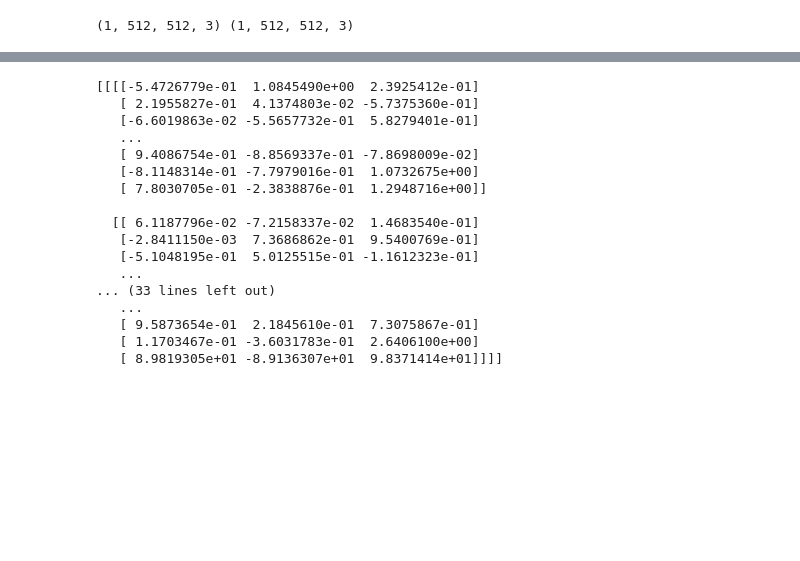
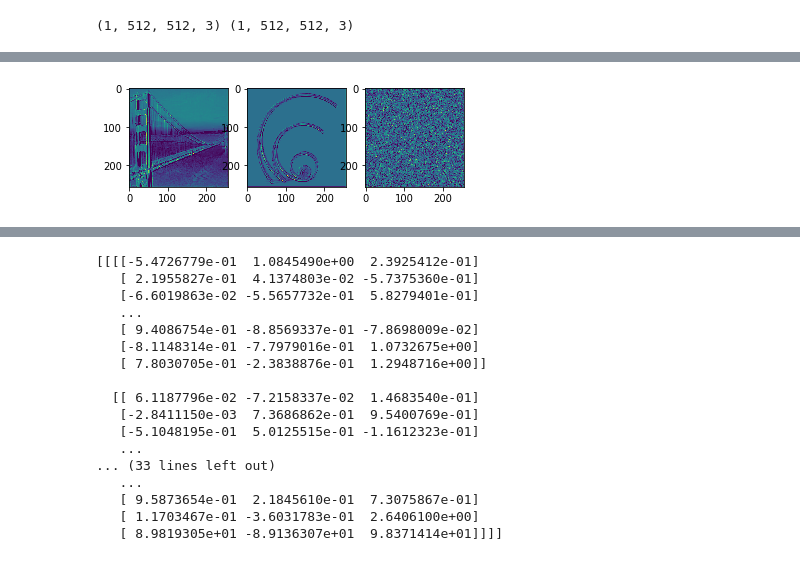
Before and after one commit to mariaicarrasco/style_transfer_2018, a Jupyter notebook: Style transfer methods-Copy1.ipynb, the cells around one changed output, grey strips where cells are left out. Saved outputs shown, nothing was run; the diff lists cells and outputs as text; code cells hidden in the pictures; blank space fills up the shorter version.

```diff
--- a/Style transfer methods-Copy1.ipynb
+++ b/Style transfer methods-Copy1.ipynb
@@ -112 +199,13 @@ loss = loss + total_variation_weight * total_variation_loss(combination_image)
+# %%
+with tf.Session() as sess:
+    sess.run(tf.global_variables_initializer())
+    plt.subplot(1,3,1)
+    plt.imshow(layers['block2_conv1'][0,:,:,50].eval()) #Contenido
+    plt.subplot(1,3,2)
+    plt.imshow(layers['block2_conv1'][1,:,:,50].eval())
+    plt.subplot(1,3,3)
+    plt.imshow(layers['block2_conv1'][2,:,:,50].eval())
+    plt.show()
+# %% [output]
+[figure, added]
 # %%
```
Also changed, not shown: parts of 9 cells of this notebook, 1 other file.
